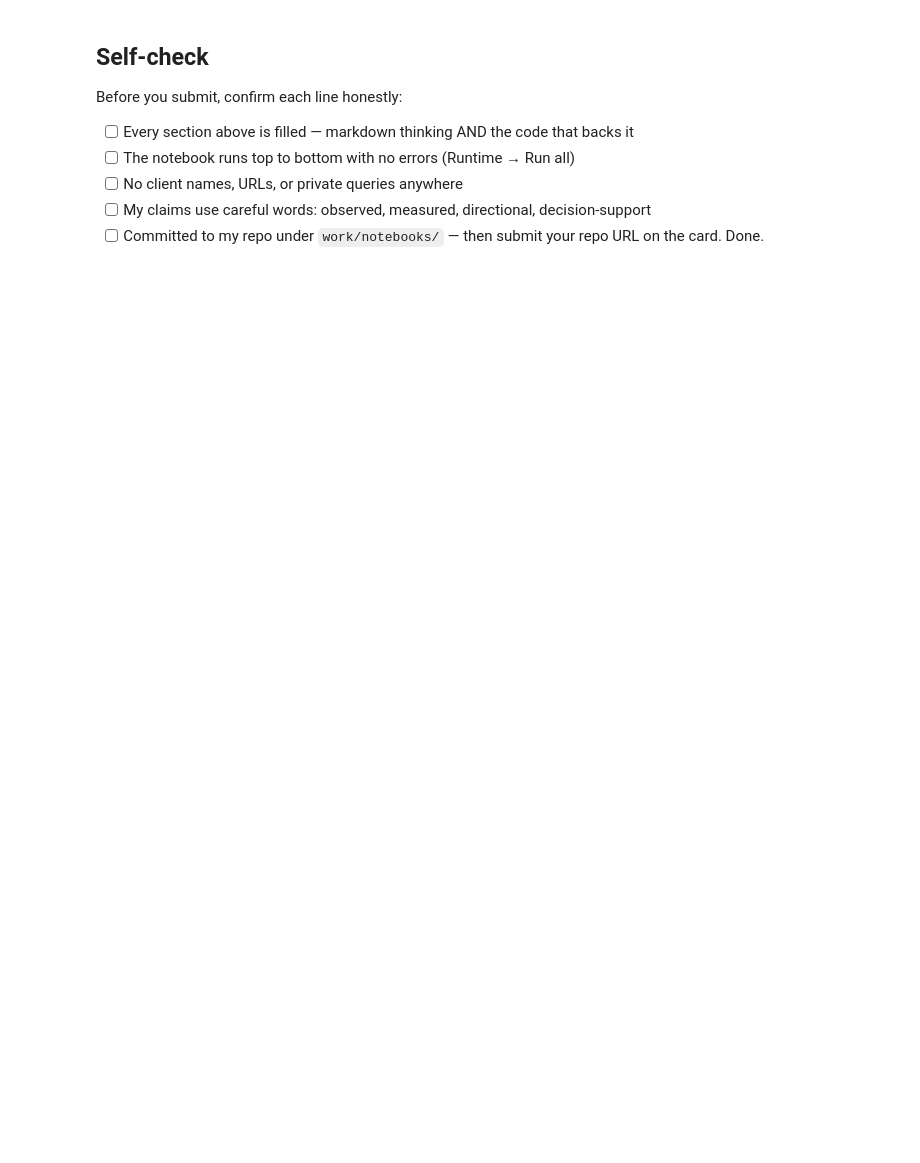
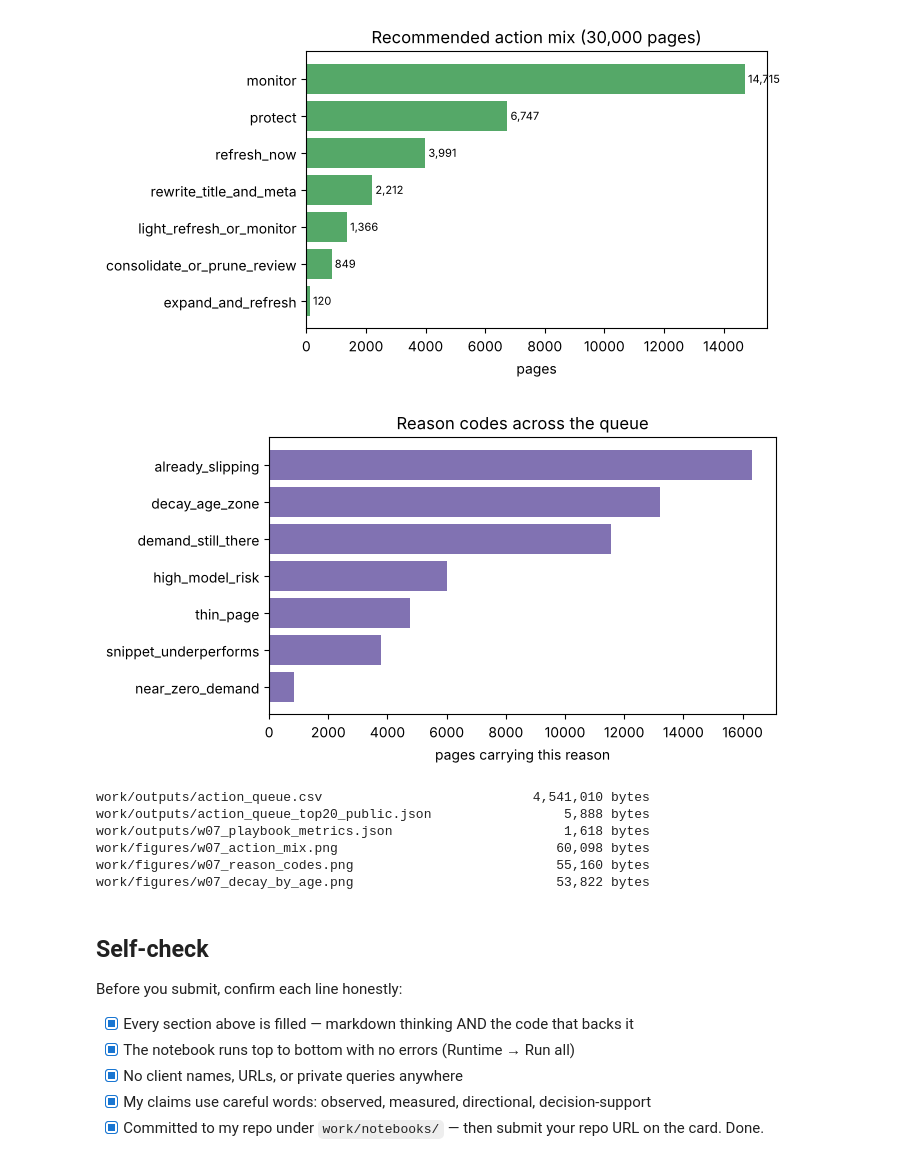
Before and after one commit to Epinnn14/Flyrank-ML-Intern, a Jupyter notebook: work/notebooks/w07_action_playbook.ipynb, the cells around one changed output. Cells and saved outputs as stored; diff of their text form; code cells hidden in the pictures; blank space fills up the shorter version.

```diff
--- a/work/notebooks/w07_action_playbook.ipynb
+++ b/work/notebooks/w07_action_playbook.ipynb
@@ -44,10 +419,66 @@ This skeleton is yours to fill. Work the sections **in order** — each one has
+# %%
+# This cell is for CODE (numbers, a query, a check).
+# Write your text answer in the cell ABOVE this one — typing sentences here breaks Run All.
+
+# 1) The full ranked queue -> work/outputs/ (CSV stays out of git by design; this cell regenerates it)
+export_cols = ["rank", "content_id", "archetype_action", "risk_next30", "priority_score", "reason_codes",
+               "impressions_last_30d", "clicks_last_30d", "content_age_days", "word_count", "content_type", "main_intent"]
+queue[export_cols].to_csv("work/outputs/action_queue.csv", index=False)
+
+# 2) Public-safe top-20 for the paper (no ids)
+top20 = queue[["rank", "archetype_action", "risk_next30", "impressions_last_30d", "clicks_last_30d",
+               "content_age_days", "word_count", "content_type", "reason_codes"]].head(20).round(3)
+top20.to_json("work/outputs/action_queue_top20_public.json", orient="records", indent=1)
+
+# 3) Figures the paper reuses
+mix = df["archetype_action"].value_counts().sort_values()
+fig, ax = plt.subplots(figsize=(7, 3.8))
+ax.barh(mix.index, mix.values, color="#55A868")
+for i, v in enumerate(mix.values):
+    ax.text(v, i, f" {v:,}", va="center", fontsize=8)
+ax.set_xlabel("pages"); ax.set_title("Recommended action mix (30,000 pages)")
+plt.tight_layout(); plt.savefig("work/figures/w07_action_mix.png", dpi=150); plt.show()
+
+rc = pd.Series([r for s in df["reason_codes"] for r in s.split("|") if r != "none"]).value_counts().sort_values()
+fig, ax = plt.subplots(figsize=(7, 3.8))
+ax.barh(rc.index, rc.values, color="#8172B2"); ax.set_xlabel("pages carrying this reason")
+ax.set_title("Reason codes across the queue"); plt.tight_layout()
+plt.savefig("work/figures/w07_reason_codes.png", dpi=150); plt.show()
+
+# 4) Metrics JSON = the receipt the paper's numbers trace back to
+summary = {
+    "model": "LogisticRegression (window-aligned features, see w06 + capstone)",
+    "fold_precision_at_50": [round(float(v), 3) for v in fold_p50],
+    "validation": "GroupKFold(5) by client_id, out-of-fold",
+    "base_rate": round(float(y.mean()), 4),
+    "backtest_precision_at_50": round(float(mu.precision_at_k(y, oof_backtest, 50)), 4),
+    "backtest_precision_at_200": round(float(mu.precision_at_k(y, oof_backtest, 200)), 4),
+    "action_mix": df["archetype_action"].value_counts().to_dict(),
+    "reason_code_counts": rc.sort_values(ascending=False).to_dict(),
+    "decay_by_age": {str(k): round(float(v), 4) for k, v in decay["share_declining"].items()},
+    "retrain_triggers": TRIGGERS,
+}
+with open("work/outputs/w07_playbook_metrics.json", "w") as f:
+    json.dump(summary, f, indent=2)
+for p in ["work/outputs/action_queue.csv", "work/outputs/action_queue_top20_public.json", "work/outputs/w07_playbook_metrics.json",
+          "work/figures/w07_action_mix.png", "work/figures/w07_reason_codes.png", "work/figures/w07_decay_by_age.png"]:
+    print(f"{p:55s} {os.path.getsize(p):>9,} bytes")
+# %% [output]
+[figure, added]
+[figure, added]
+work/outputs/action_queue.csv                           4,541,010 bytes
+work/outputs/action_queue_top20_public.json                 5,888 bytes
+work/outputs/w07_playbook_metrics.json                      1,618 bytes
+work/figures/w07_action_mix.png                            60,098 bytes
+work/figures/w07_reason_codes.png                          55,160 bytes
+work/figures/w07_decay_by_age.png                          53,822 bytes
 # %% [markdown]
 ## Self-check
 
 Before you submit, confirm each line honestly:
 
-- [ ] Every section above is filled — markdown thinking AND the code that backs it
-- [ ] The notebook runs top to bottom with no errors (Runtime → Run all)
-- [ ] No client names, URLs, or private queries anywhere
-- [ ] My claims use careful words: observed, measured, directional, decision-support
-- [ ] Committed to my repo under `work/notebooks/` — then submit your repo URL on the card. Done.
+- [x] Every section above is filled — markdown thinking AND the code that backs it
+- [x] The notebook runs top to bottom with no errors (Runtime → Run all)
+- [x] No client names, URLs, or private queries anywhere
+- [x] My claims use careful words: observed, measured, directional, decision-support
+- [x] Committed to my repo under `work/notebooks/` — then submit your repo URL on the card. Done.
```
Also changed, not shown: parts of 19 cells of this notebook, 20 other files.
